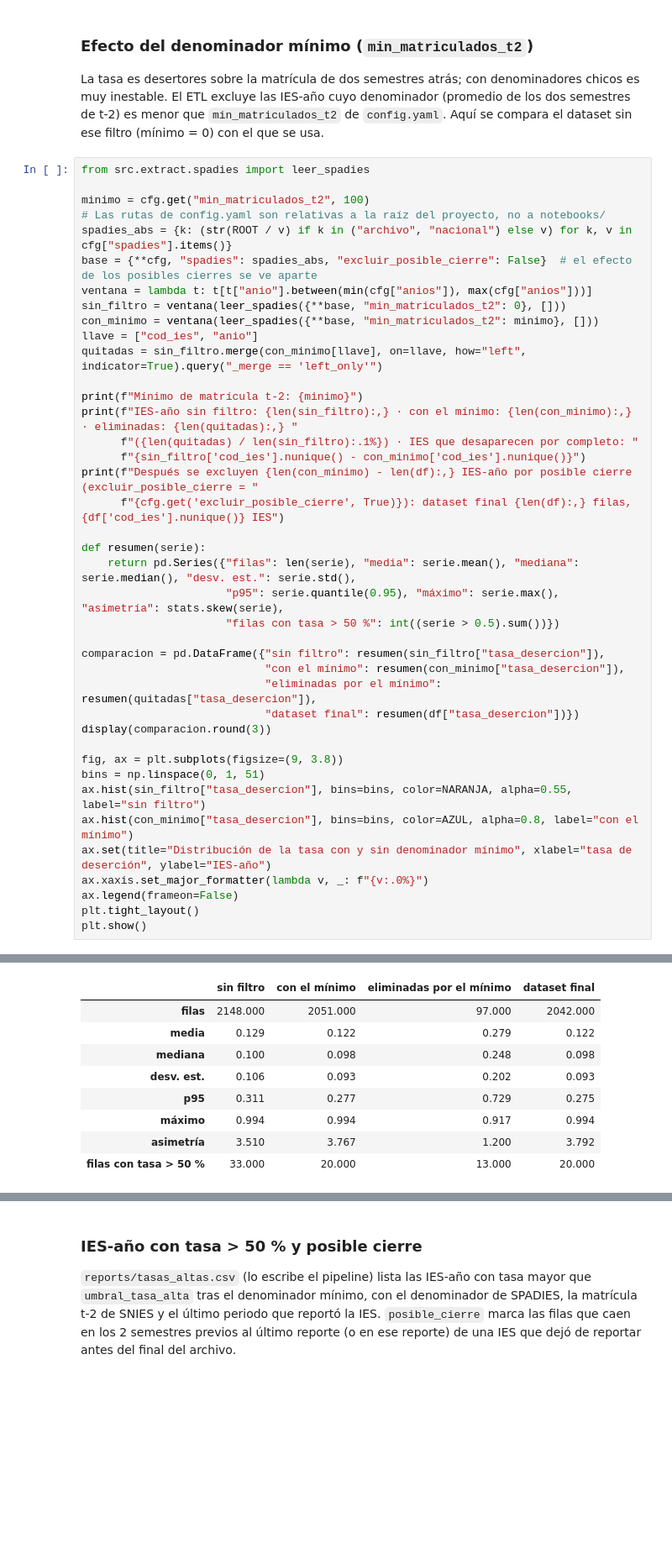
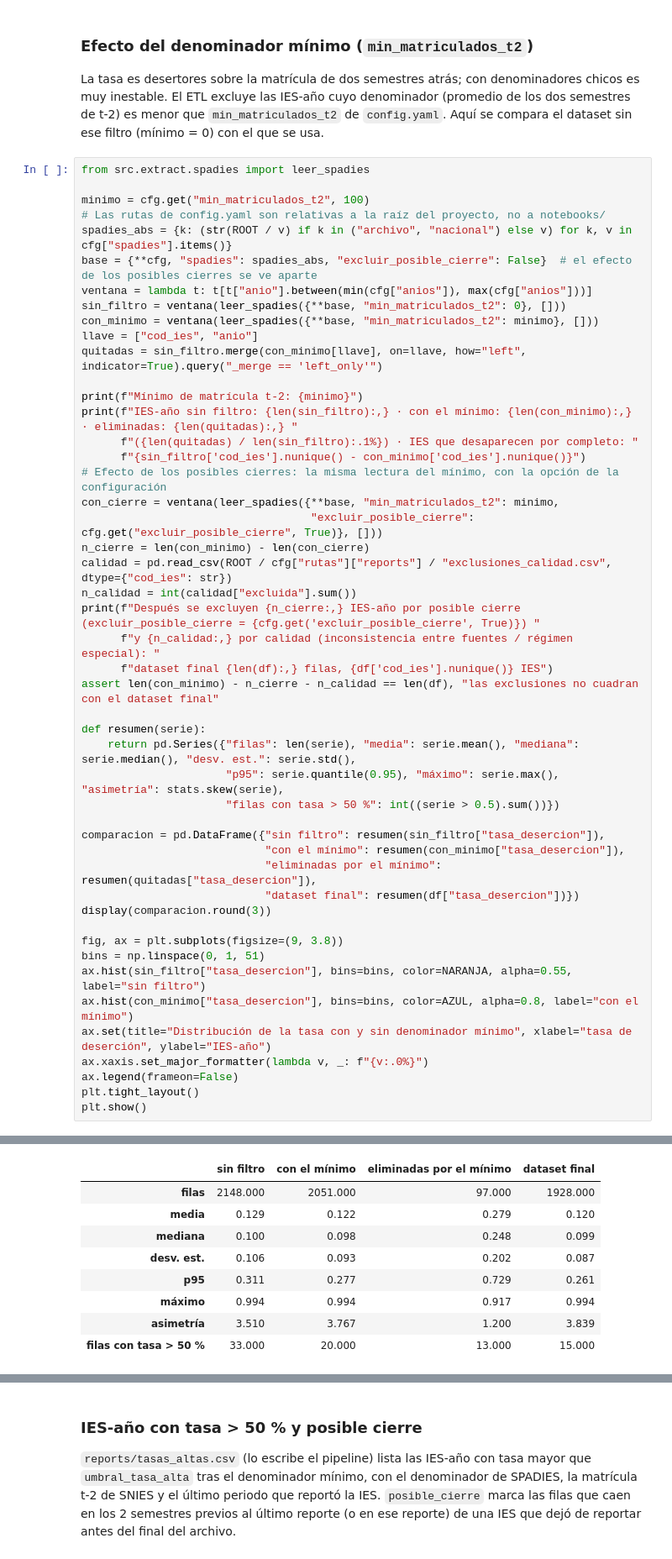
Before and after one commit to miguelmendez04/ProyectoAprendizajeAutomatico, a Jupyter notebook: notebooks/01_eda.ipynb, the cells around one changed output, grey strips where cells are left out. Shown at 84% size. Drawn from its saved outputs; the diff is of its cells as text; blank space fills up the shorter version.

```diff
--- a/notebooks/01_eda.ipynb
+++ b/notebooks/01_eda.ipynb
@@ -169,8 +169,16 @@ print(f"Mínimo de matrícula t-2: {minimo}")
 print(f"IES-año sin filtro: {len(sin_filtro):,} · con el mínimo: {len(con_minimo):,} · eliminadas: {len(quitadas):,} "
       f"({len(quitadas) / len(sin_filtro):.1%}) · IES que desaparecen por completo: "
       f"{sin_filtro['cod_ies'].nunique() - con_minimo['cod_ies'].nunique()}")
-print(f"Después se excluyen {len(con_minimo) - len(df):,} IES-año por posible cierre (excluir_posible_cierre = "
-      f"{cfg.get('excluir_posible_cierre', True)}): dataset final {len(df):,} filas, {df['cod_ies'].nunique()} IES")
+# Efecto de los posibles cierres: la misma lectura del mínimo, con la opción de la configuración
+con_cierre = ventana(leer_spadies({**base, "min_matriculados_t2": minimo,
+                                   "excluir_posible_cierre": cfg.get("excluir_posible_cierre", True)}, []))
+n_cierre = len(con_minimo) - len(con_cierre)
+calidad = pd.read_csv(ROOT / cfg["rutas"]["reports"] / "exclusiones_calidad.csv", dtype={"cod_ies": str})
+n_calidad = int(calidad["excluida"].sum())
+print(f"Después se excluyen {n_cierre:,} IES-año por posible cierre (excluir_posible_cierre = {cfg.get('excluir_posible_cierre', True)}) "
+      f"y {n_calidad:,} por calidad (inconsistencia entre fuentes / régimen especial): "
+      f"dataset final {len(df):,} filas, {df['cod_ies'].nunique()} IES")
+assert len(con_minimo) - n_cierre - n_calidad == len(df), "las exclusiones no cuadran con el dataset final"
 
 def resumen(serie):
     return pd.Series({"filas": len(serie), "media": serie.mean(), "mediana": serie.median(), "desv. est.": serie.std(),
@@ -199,12 +207,12 @@ Después se excluyen 9 IES-año por posible cierre (excluir_posible_cierre = Tru
 |  | sin filtro | con el mínimo | eliminadas por el mínimo | dataset final |
-| filas | 2148.000 | 2051.000 | 97.000 | 2042.000 |
-| media | 0.129 | 0.122 | 0.279 | 0.122 |
-| mediana | 0.100 | 0.098 | 0.248 | 0.098 |
-| desv. est. | 0.106 | 0.093 | 0.202 | 0.093 |
-| p95 | 0.311 | 0.277 | 0.729 | 0.275 |
+| filas | 2148.000 | 2051.000 | 97.000 | 1928.000 |
+| media | 0.129 | 0.122 | 0.279 | 0.120 |
+| mediana | 0.100 | 0.098 | 0.248 | 0.099 |
+| desv. est. | 0.106 | 0.093 | 0.202 | 0.087 |
+| p95 | 0.311 | 0.277 | 0.729 | 0.261 |
 | máximo | 0.994 | 0.994 | 0.917 | 0.994 |
-| asimetría | 3.510 | 3.767 | 1.200 | 3.792 |
-| filas con tasa > 50 % | 33.000 | 20.000 | 13.000 | 20.000 |
+| asimetría | 3.510 | 3.767 | 1.200 | 3.839 |
+| filas con tasa > 50 % | 33.000 | 20.000 | 13.000 | 15.000 |
 [figure]
 # %% [markdown]
 ### IES-año con tasa > 50 % y posible cierre
```
Also changed, not shown: parts of 17 cells of this notebook, 18 other files.
